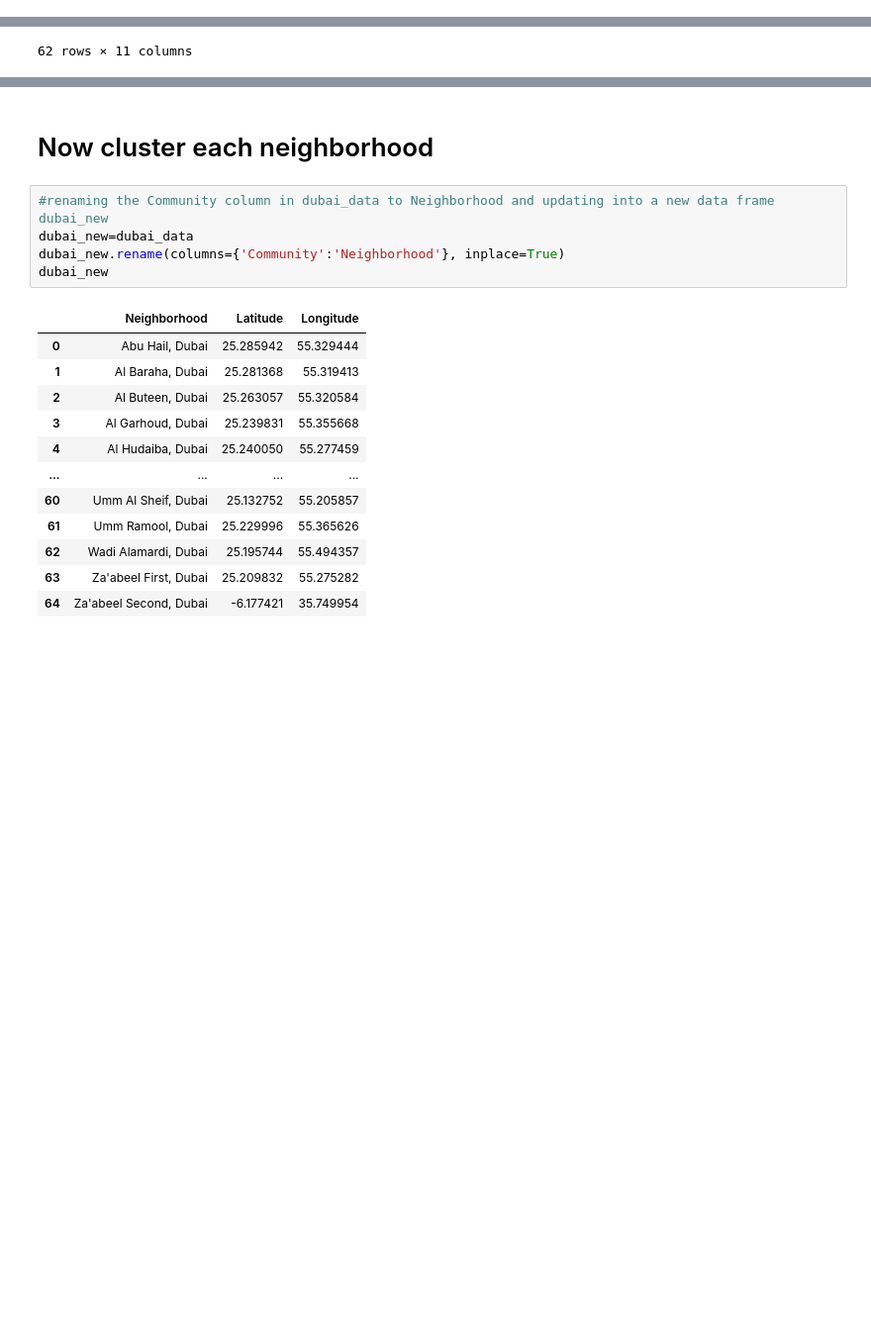
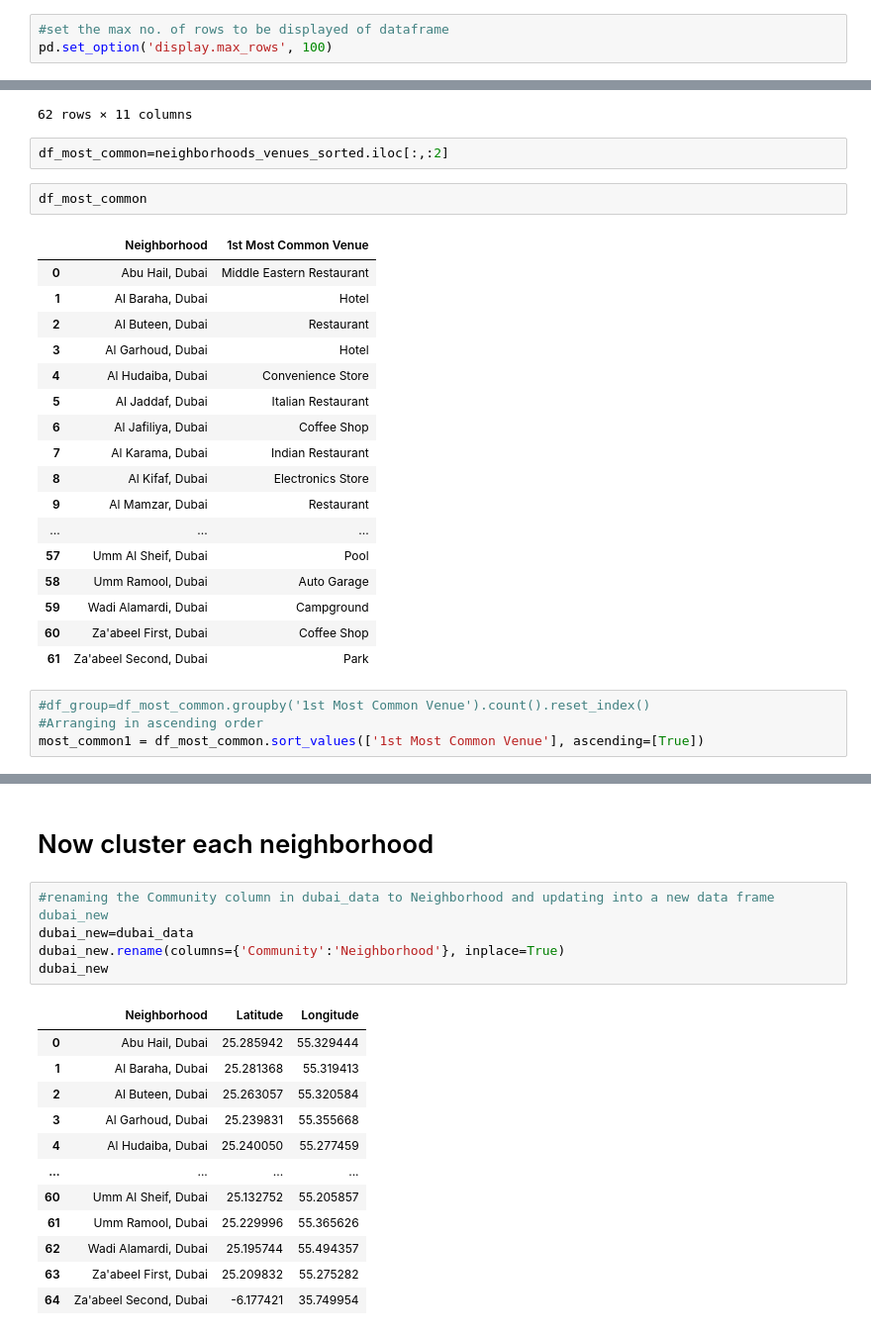
Before and after one commit to Vj-Ydv/Data_science_capstone, a Jupyter notebook: Final_Capstone/Data_science_capstone_final.ipynb, the cells around one changed output, grey strips where cells are left out. Shown: that part at 99% size. Cells and saved outputs as stored; diff of their text form; blank space fills up the shorter version.

Commit message:
second version of capstone

```diff
--- a/Final_Capstone/Data_science_capstone_final.ipynb
+++ b/Final_Capstone/Data_science_capstone_final.ipynb
@@ -40,6 +40,9 @@ import matplotlib.colors as colors
 print('Successfully imported')
 # %% [output]
 Successfully imported
+# %%
+#set the max no. of rows to be displayed of dataframe
+pd.set_option('display.max_rows', 100)
 # %%
 url='https://en.wikipedia.org/wiki/List_of_communities_in_Dubai'
 response=requests.get(url).text
@@ -728,3 +772,29 @@ neighborhoods_venues_sorted
 | 60 | Za'abeel First, Dubai | Coffee Shop | Middle Eastern Restaurant | Japanese Restaurant | Building | ... |
 | 61 | Za'abeel Second, Dubai | Park | Clothing Store | Nightclub | Bus Station | ... |
 62 rows × 11 columns
+# %%
+df_most_common=neighborhoods_venues_sorted.iloc[:,:2]
+# %%
+df_most_common
+# %% [output]
+|  | Neighborhood | 1st Most Common Venue |
+| 0 | Abu Hail, Dubai | Middle Eastern Restaurant |
+| 1 | Al Baraha, Dubai | Hotel |
+| 2 | Al Buteen, Dubai | Restaurant |
+| 3 | Al Garhoud, Dubai | Hotel |
+| 4 | Al Hudaiba, Dubai | Convenience Store |
+| 5 | Al Jaddaf, Dubai | Italian Restaurant |
+| 6 | Al Jafiliya, Dubai | Coffee Shop |
+| 7 | Al Karama, Dubai | Indian Restaurant |
+| 8 | Al Kifaf, Dubai | Electronics Store |
+| 9 | Al Mamzar, Dubai | Restaurant |
+| ... | ... | ... |
+| 57 | Umm Al Sheif, Dubai | Pool |
+| 58 | Umm Ramool, Dubai | Auto Garage |
+| 59 | Wadi Alamardi, Dubai | Campground |
+| 60 | Za'abeel First, Dubai | Coffee Shop |
+| 61 | Za'abeel Second, Dubai | Park |
+# %%
+#df_group=df_most_common.groupby('1st Most Common Venue').count().reset_index()
+#Arranging in ascending order
+most_common1 = df_most_common.sort_values(['1st Most Common Venue'], ascending=[True])
```
Also changed, not shown: parts of 10 cells of this notebook.
